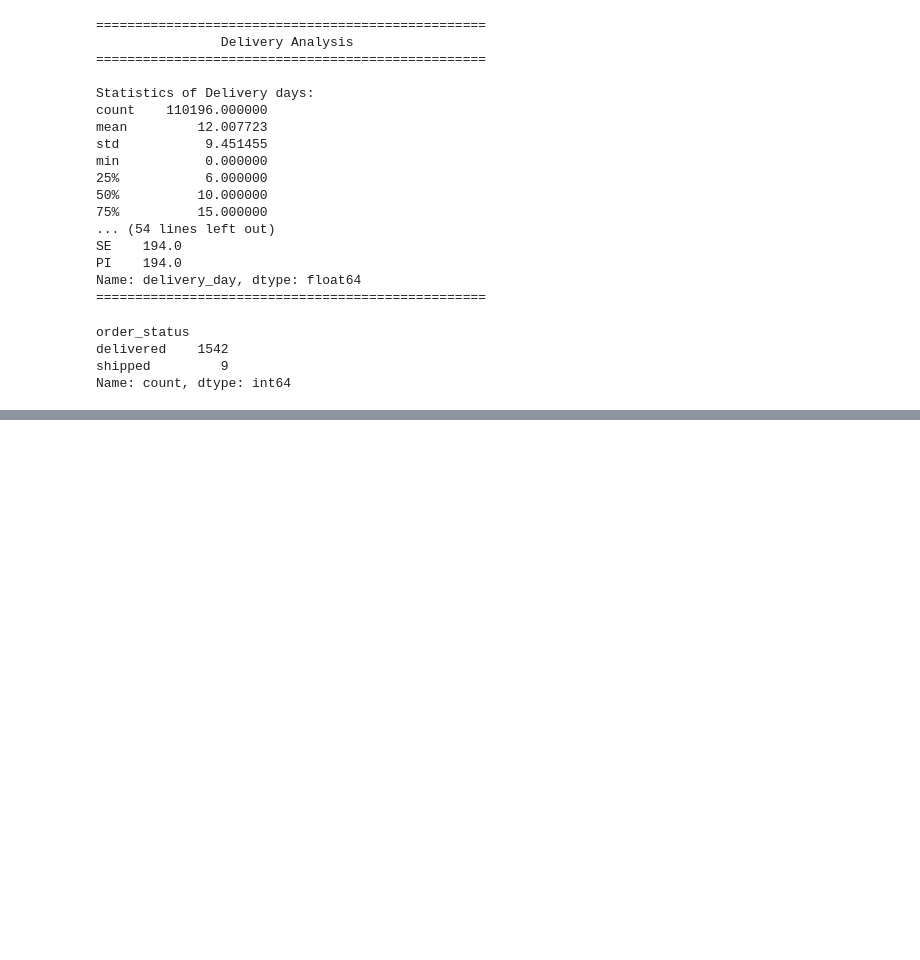
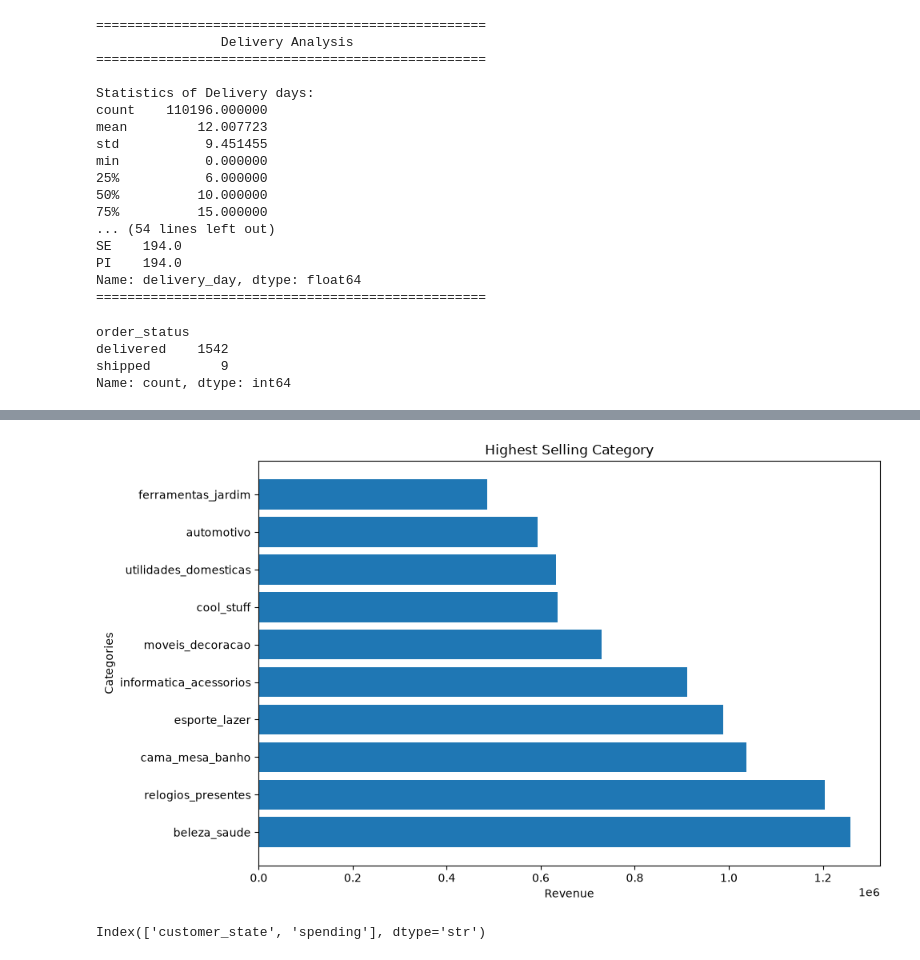
Before and after one commit to Rayyan-2205/ecommerce-sales-analytics, a Jupyter notebook: notebook/analysis.ipynb, the cells around one changed output, grey strips where cells are left out. Cells and saved outputs as stored; diff of their text form; code cells hidden in the pictures; blank space fills up the shorter version.

```diff
--- a/notebook/analysis.ipynb
+++ b/notebook/analysis.ipynb
@@ -1782,0 +1847,30 @@ negative_shipping[
+# %%
+plt.figure(figsize=(10, 6))
+
+plt.barh(
+    highest_revenue["product_category_name"],
+    highest_revenue["revenue"]
+)
+
+plt.title("Highest Selling Category")
+plt.xlabel("Revenue")
+plt.ylabel("Categories")
+
+plt.tight_layout()
+
+plt.savefig(
+    r"C:\Users\Admin\OneDrive\Desktop\project\p2\reports\images\highest_revenue_category.png",
+    bbox_inches="tight"
+)
+
+plt.show()
+
+plt.close()
+# %% [output]
+[figure, added]
+# %%
+states = customers_by_state(master_df).reset_index(name='spending')
+customers_by_state(master_df)
+states.columns
+# %% [output]
+Index(['customer_state', 'spending'], dtype='str')
```
Also changed, not shown: parts of 26 cells of this notebook, 10 other files.
